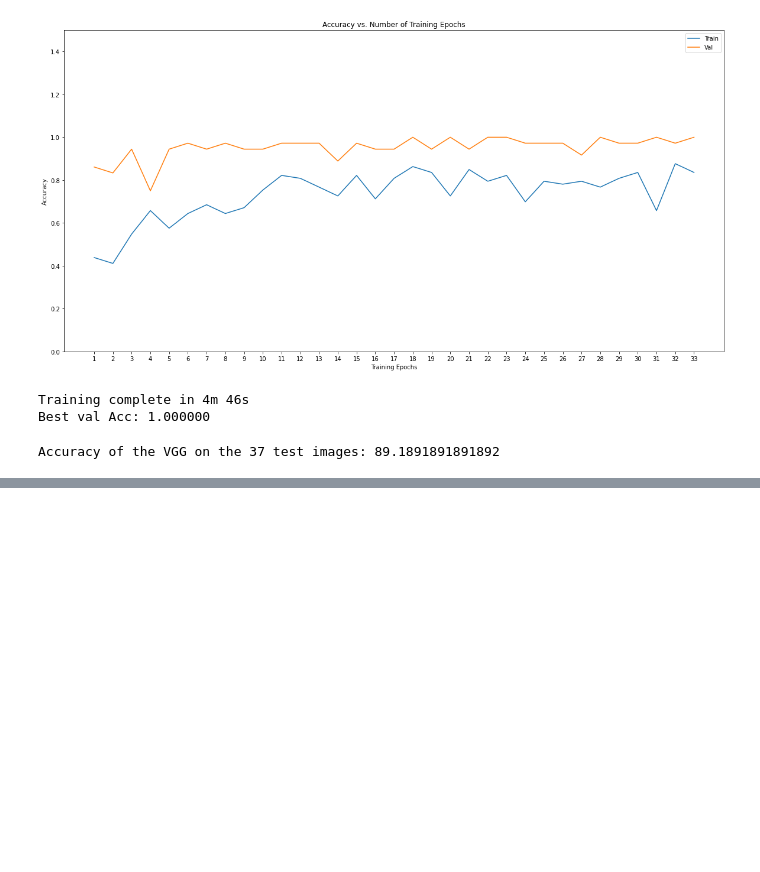
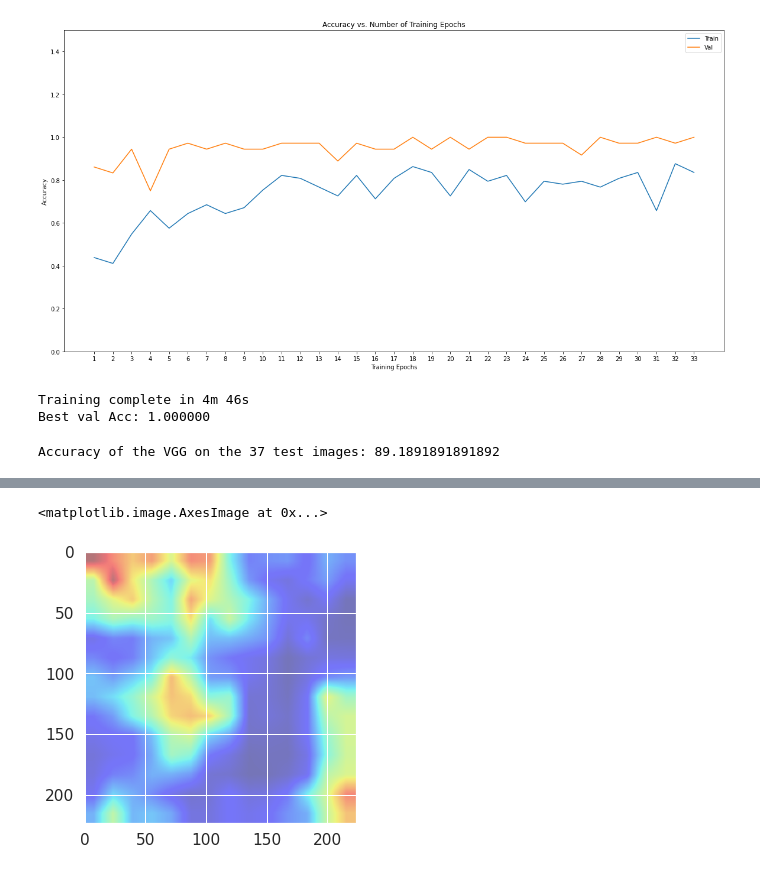
Before and after one commit to ricomnl/waste_bag_classifier, a Jupyter notebook: recycleye.ipynb, the cells around one changed output, grey strips where cells are left out. Cells and saved outputs as stored; diff of their text form; code cells hidden in the pictures; blank space fills up the shorter version.

```diff
--- a/recycleye.ipynb
+++ b/recycleye.ipynb
@@ -586,0 +868,6 @@ Accuracy of the VGG on the 37 test images: 89.1891891891892
+# %%
+# visualize only cam
+plt.imshow(cam.squeeze().numpy(), alpha=0.5, cmap='jet')
+# %% [output]
+<matplotlib.image.AxesImage at 0x...>
+[figure, added]
```
Also changed, not shown: parts of 14 cells of this notebook.
